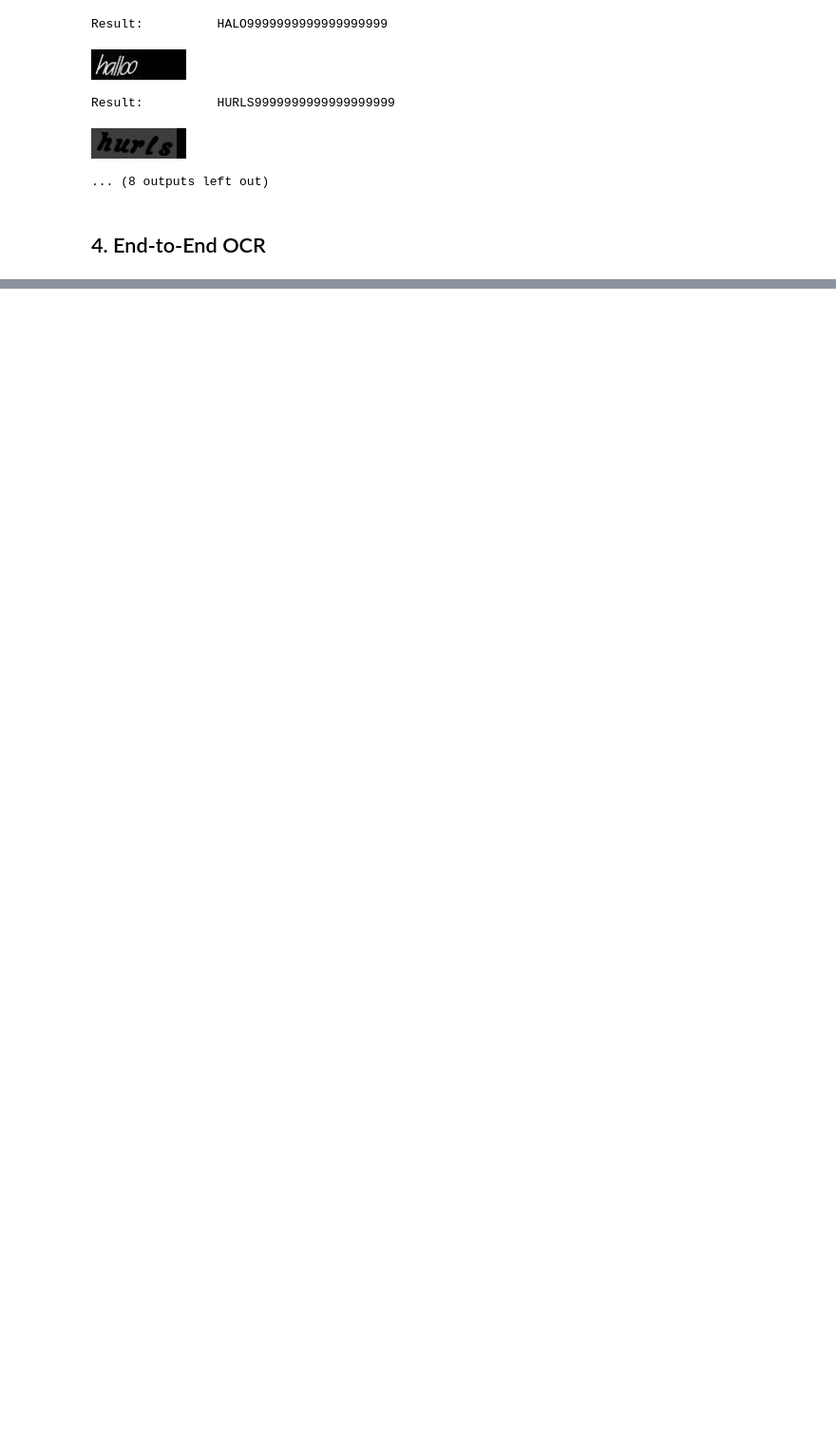
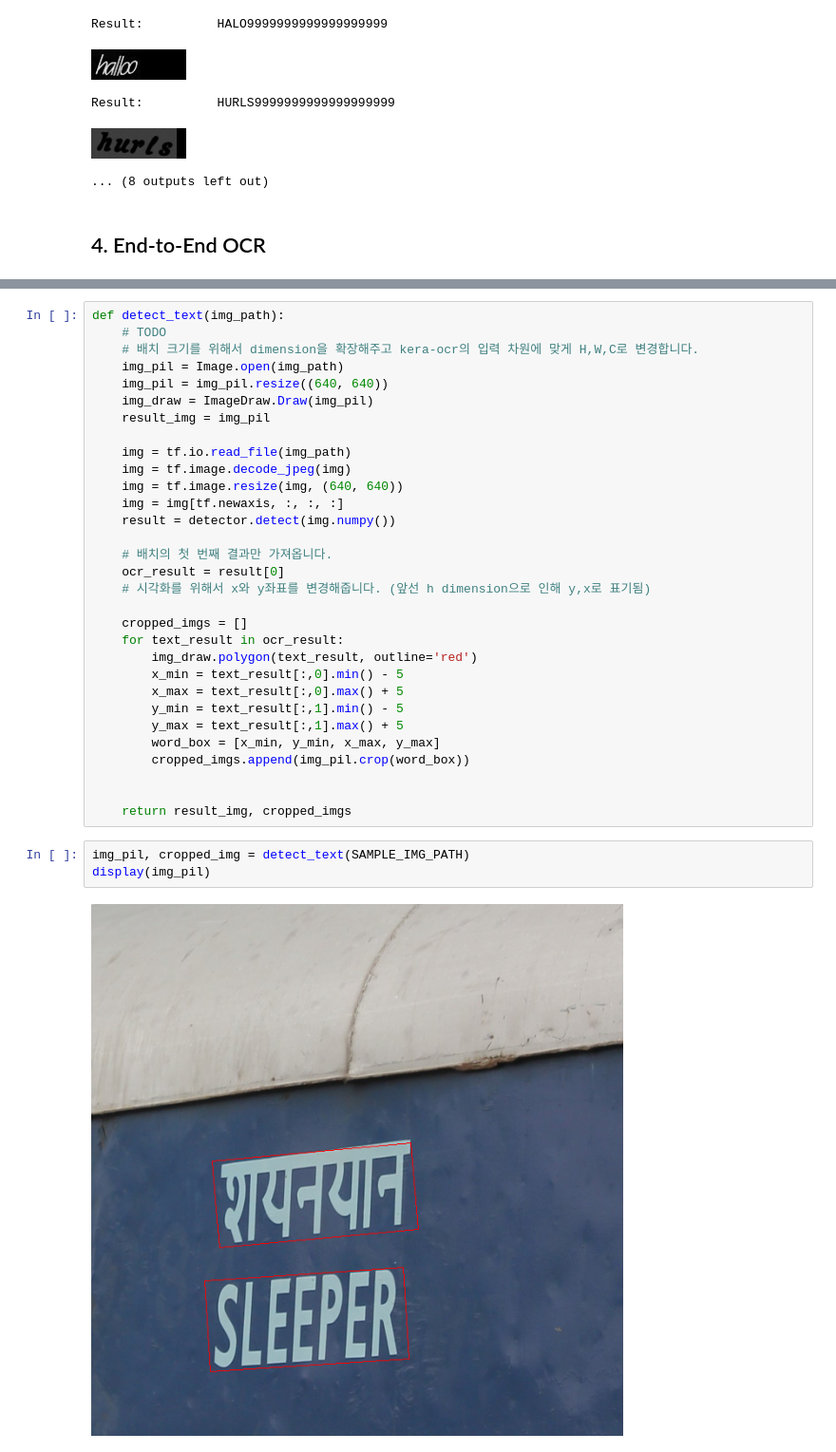
Before and after one commit to hwan27/aiffel, a Jupyter notebook: g/g6/OCR_detector.ipynb, the cells around one changed output, grey strips where cells are left out. Shown: that part at 95% size. Drawn from its saved outputs; the diff is of its cells as text; blank space fills up the shorter version.

```diff
--- a/g/g6/OCR_detector.ipynb
+++ b/g/g6/OCR_detector.ipynb
@@ -371,0 +399,36 @@ def detect_text(img_path):
+# %%
+def detect_text(img_path):
+    # TODO
+    # 배치 크기를 위해서 dimension을 확장해주고 kera-ocr의 입력 차원에 맞게 H,W,C로 변경합니다.
+    img_pil = Image.open(img_path)
+    img_pil = img_pil.resize((640, 640))
+    img_draw = ImageDraw.Draw(img_pil)
+    result_img = img_pil
+
+    img = tf.io.read_file(img_path)
+    img = tf.image.decode_jpeg(img)
+    img = tf.image.resize(img, (640, 640))
+    img = img[tf.newaxis, :, :, :]
+    result = detector.detect(img.numpy())
+
+    # 배치의 첫 번째 결과만 가져옵니다.
+    ocr_result = result[0]
+    # 시각화를 위해서 x와 y좌표를 변경해줍니다. (앞선 h dimension으로 인해 y,x로 표기됨)
+
+    cropped_imgs = []
+    for text_result in ocr_result:
+        img_draw.polygon(text_result, outline='red')
+        x_min = text_result[:,0].min() - 5
+        x_max = text_result[:,0].max() + 5
+        y_min = text_result[:,1].min() - 5
+        y_max = text_result[:,1].max() + 5
+        word_box = [x_min, y_min, x_max, y_max]
+        cropped_imgs.append(img_pil.crop(word_box))
+
+
+    return result_img, cropped_imgs
+# %%
+img_pil, cropped_img = detect_text(SAMPLE_IMG_PATH)
+display(img_pil)
+# %% [output]
+[figure, added]
```
Also changed, not shown: parts of 12 cells of this notebook.
